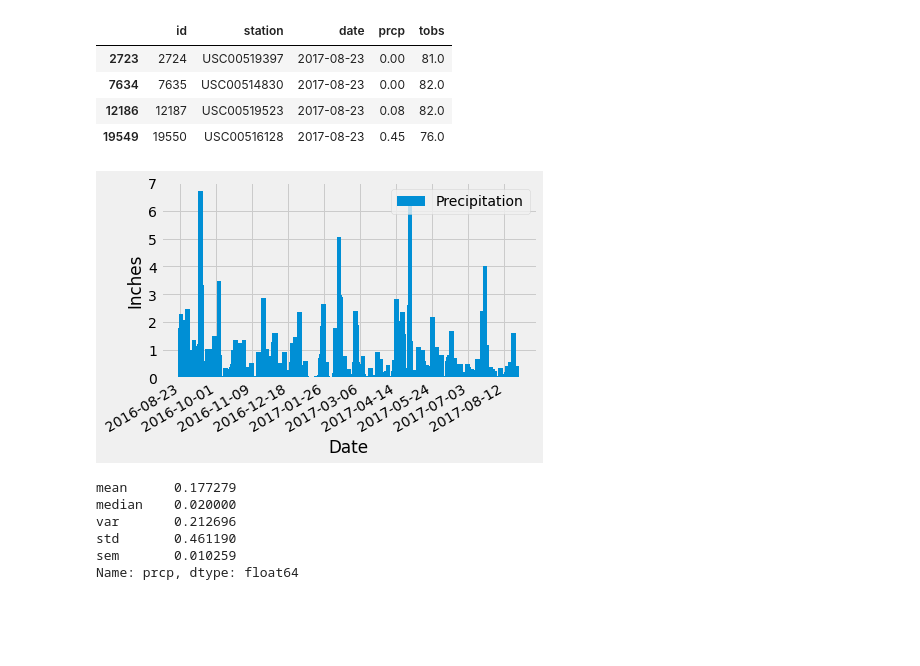
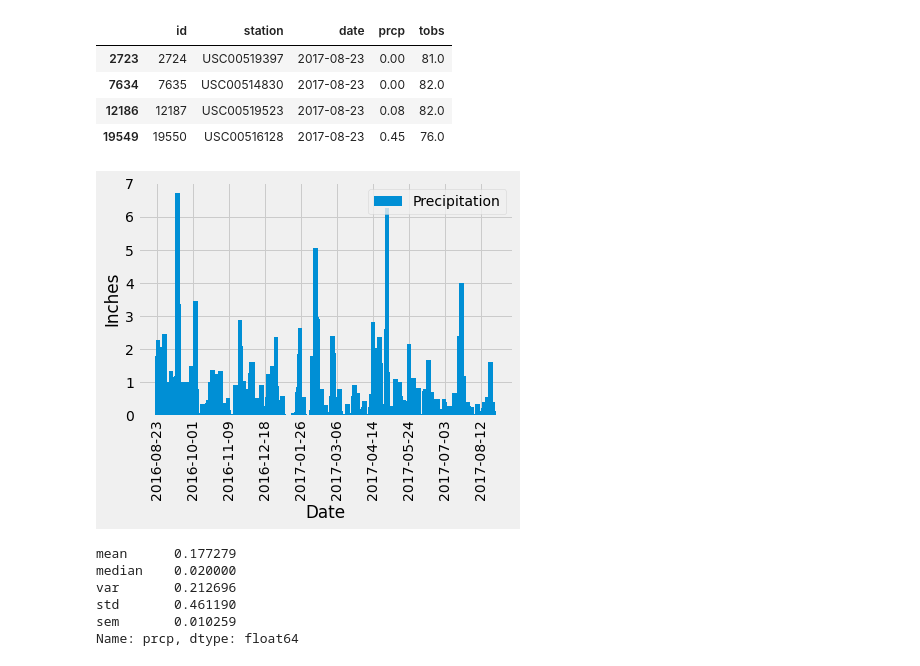
Before and after one commit to epurwant0/sqlalchemy-challenge, a Jupyter notebook: climate_starter.ipynb, the cells around one changed output. Cells and saved outputs as stored; diff of their text form; code cells hidden in the pictures; blank space fills up the shorter version.

```diff
--- a/climate_starter.ipynb
+++ b/climate_starter.ipynb
@@ -84,36 +84,36 @@ measurement_data.loc[measurement_data["date"] == lastDate]
 # %%
 # Design a query to retrieve the last 12 months of precipitation data and plot the results.
 
 # Starting from the most recent data point in the database.
 fil1 = Measurement.date <= lastDate
 # Calculate the date one year from the last date in data set.
 dateList = list(lastDate)
 dateList[3] = '6'
 lastYear = "".join(dateList)
 fil2 = Measurement.date >= lastYear
 
 # Perform a query to retrieve the data and precipitation scores
 measureQuery = session.query(Measurement).\
         filter(fil1 & fil2)
 
 # Save the query results as a Pandas DataFrame and set the index to the date column
 measurement_df = pd.read_sql(measureQuery.statement, conn).set_index("date")
 
 # Sort the dataframe by date
 measurement_df.sort_values("date")
 
 # Use Pandas Plotting with Matplotlib to plot the data
 fig, ax = plt.subplots()
 plt.bar(measurement_df.index, measurement_df['prcp'].values, align = 'center', width = 5, label = 'Precipitation')
-plt.xticks(np.arange(0, 365, 39))
+plt.xticks(np.arange(0, 365, 39), rotation = 90)
 plt.yticks(np.arange(0, 8, 1))
-fig.autofmt_xdate()
+# fig.autofmt_xdate()
 plt.xlabel('Date')
 plt.ylabel('Inches')
 plt.legend()
 plt.show()
 # %% [output]
-[figure, old version]
+[figure, new version]
 # %%
 # Use Pandas to calcualte the summary statistics for the precipitation data
 prcp_df = measurement_df['prcp'].agg(['mean', 'median', 'var', 'std', 'sem'])
```
Also changed, not shown: parts of 3 cells of this notebook, 2 other files.
